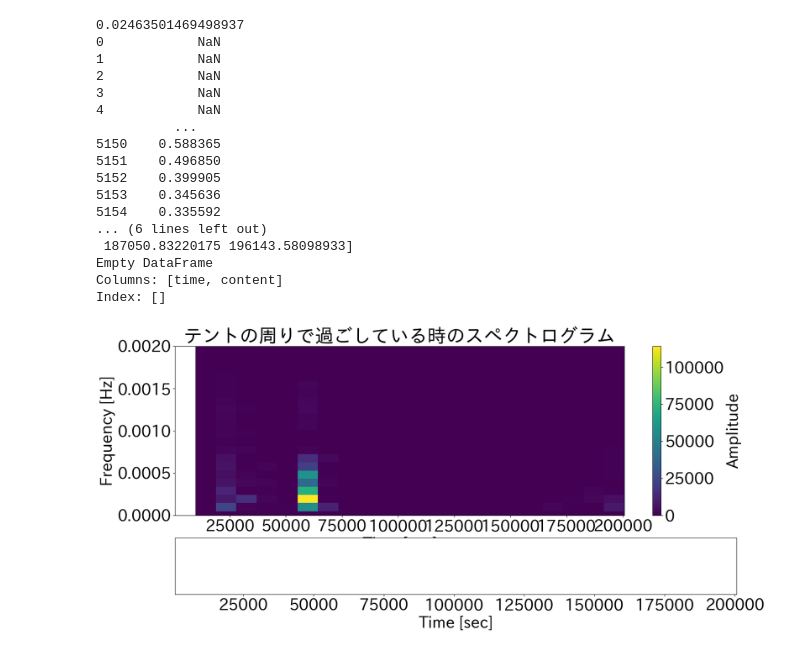
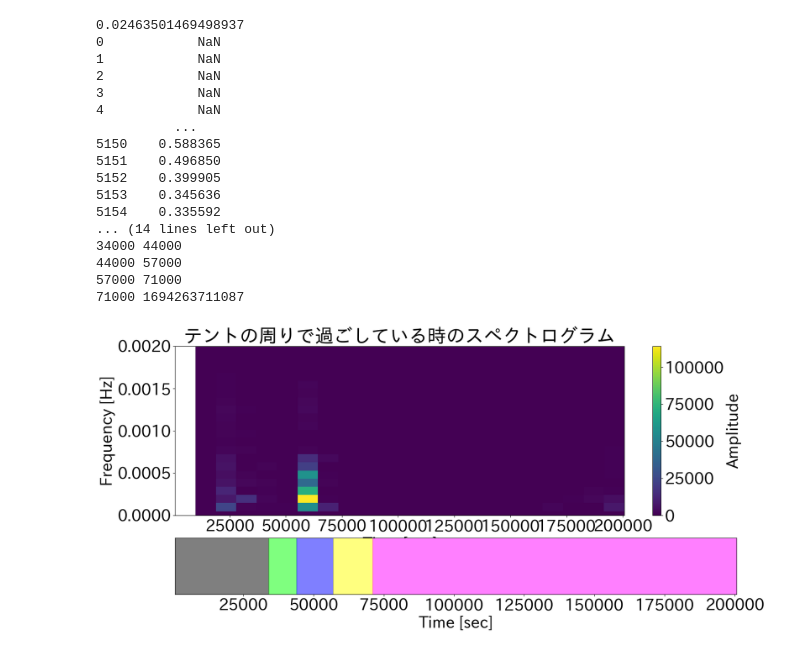
Before and after one commit to harutiro/jupyter, a Jupyter notebook: camp/3/python/料理焼きそば/acc-fft.ipynb, the cells around one changed output. Drawn from its saved outputs; the diff is of its cells as text; code cells hidden in the pictures.

```diff
--- a/camp/3/python/料理焼きそば/acc-fft.ipynb
+++ b/camp/3/python/料理焼きそば/acc-fft.ipynb
@@ -127,11 +146,10 @@ ax3.legend()
 content_colors = {
     "センシング開始": "#000000",
     "センシングストップ": "#ff0000",
-    "こする": "#00ff00",
-    "火種を作ろうとする。": "#0000ff",
-    "火を起こし始める": "#ffff00",
-    "火が灯らなかった": "#ff00ff",
-    "火が起きる": "#00ffff",
+    "トングを撮る": "#00ff00",
+    "肉を掴む": "#0000ff",
+    "やけどする": "#ffff00",
+    "てを冷やす": "#ff00ff",
 }
 
 # 階段利用区間をラベリング
@@ -140,7 +158,16 @@ for i in range(len(ans)):
     print(content)
     color = content_colors.get(content, "#808080")  # 現在のデータのcontentに対応する色
     start_time = (ans["time"][i] - ans["time"][0]) / 1000
-    end_time = (ans["time"][i + 1] - ans["time"][0]) / 1000 if i < len(ans) - 1 else (acc["time"].max() - ans["time"][0]) / 1000
+    end_time = 0
+    if i < len(ans) - 1 :
+        end_time = (ans["time"][i + 1] - ans["time"][0]) / 1000
+    else :
+        end_time = (acc["time"].iloc[-1] - acc["time"][0]) / 1000
+
+    start_time = start_time
+    end_time = end_time
+
+    print(start_time, end_time)
     ax3.axvspan(start_time, end_time, color=color, alpha=0.5, zorder=1)
 
 # 凡例の作成
@@ -203,11 +240,10 @@ print(ans)
 content_colors = {
     "センシング開始": "#000000",
     "センシングストップ": "#ff0000",
-    "こする": "#00ff00",
-    "火種を作ろうとする。": "#0000ff",
-    "火を起こし始める": "#ffff00",
-    "火が灯らなかった": "#ff00ff",
-    "火が起きる": "#00ffff",
+    "トングを撮る": "#00ff00",
+    "肉を掴む": "#0000ff",
+    "やけどする": "#ffff00",
+    "てを冷やす": "#ff00ff",
 }
 
 # 正解データをax2に表示
@@ -216,36 +252,36 @@ for i in range(len(ans)):
     color = content_colors.get(content, "#808080")  # 現在のデータのcontentに対応する色
     start_time = (ans["time"][i] - ans["time"][0])
     end_time = 0
     if i < len(ans) - 1 :
         end_time = (ans["time"][i + 1] - ans["time"][0])
     else :
         end_time = (acc["time"].iloc[-1] - ans["time"][0])
 
     print(start_time, end_time)
 
     ax2.axvspan(start_time, end_time, color=color, alpha=0.5, zorder=1)
 
 ax2.set_xlabel('Time [sec]')
 ax2.set_yticks([])
 ax2.set_xlim(ax1.get_xlim())
 
 plt.show()
 # %% [output]
 0.02463501469498937
 0            NaN
 1            NaN
 2            NaN
 3            NaN
 4            NaN
           ...
 5150    0.588365
 5151    0.496850
 5152    0.399905
 5153    0.345636
 5154    0.335592
-... (6 lines left out)
- 187050.83220175 196143.58098933]
-Empty DataFrame
-Columns: [time, content]
-Index: []
+... (14 lines left out)
+34000 44000
+44000 57000
+57000 71000
+71000 1694263711087
-[figure, old version]
+[figure, new version]
```
Also changed, not shown: parts of 2 cells of this notebook, 7 other files.
